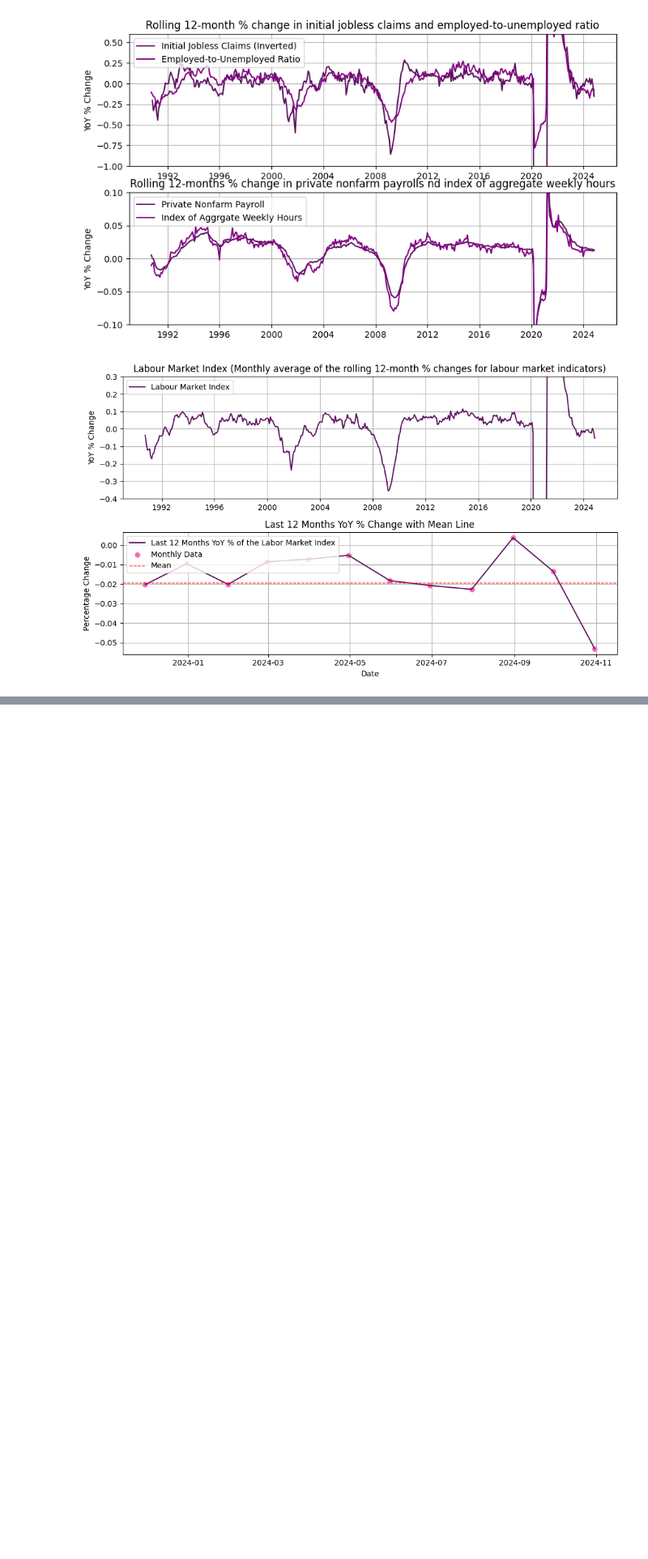
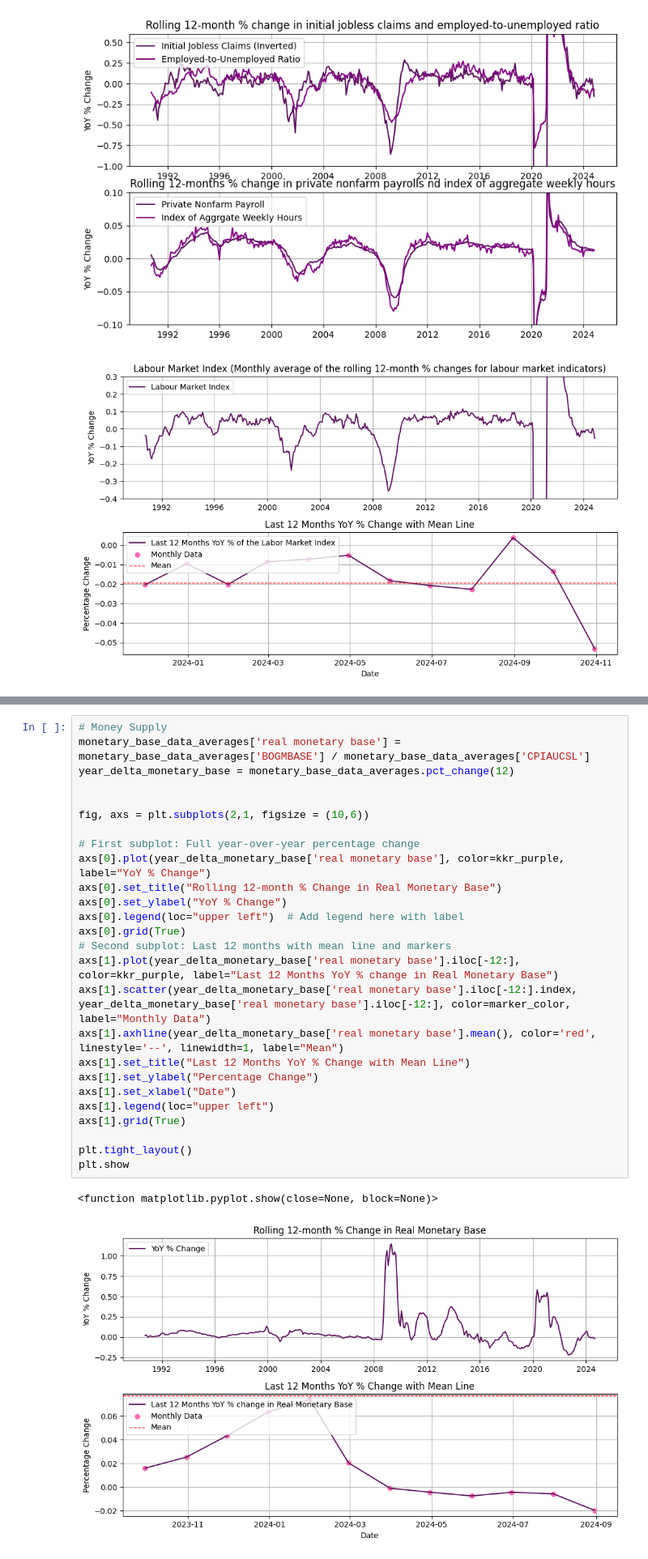
Before and after one commit to JeremyPapageorges/Nowcasting-the-Business-Cycle, a Jupyter notebook: Master.ipynb, the cells around one changed output, grey strips where cells are left out. Shown at 81% size. Drawn from its saved outputs; the diff is of its cells as text; blank space fills up the shorter version.

```diff
--- a/Master.ipynb
+++ b/Master.ipynb
@@ -363,0 +522,29 @@ axs[1].set_ylim(-0.5, 0.5)
+# %%
+# Money Supply
+monetary_base_data_averages['real monetary base'] = monetary_base_data_averages['BOGMBASE'] / monetary_base_data_averages['CPIAUCSL']
+year_delta_monetary_base = monetary_base_data_averages.pct_change(12)
+
+
+fig, axs = plt.subplots(2,1, figsize = (10,6))
+
+# First subplot: Full year-over-year percentage change
+axs[0].plot(year_delta_monetary_base['real monetary base'], color=kkr_purple, label="YoY % Change")
+axs[0].set_title("Rolling 12-month % Change in Real Monetary Base")
+axs[0].set_ylabel("YoY % Change")
+axs[0].legend(loc="upper left")  # Add legend here with label
+axs[0].grid(True)
+# Second subplot: Last 12 months with mean line and markers
+axs[1].plot(year_delta_monetary_base['real monetary base'].iloc[-12:], color=kkr_purple, label="Last 12 Months YoY % change in Real Monetary Base")
+axs[1].scatter(year_delta_monetary_base['real monetary base'].iloc[-12:].index, year_delta_monetary_base['real monetary base'].iloc[-12:], color=marker_color, label="Monthly Data")
+axs[1].axhline(year_delta_monetary_base['real monetary base'].mean(), color='red', linestyle='--', linewidth=1, label="Mean")
+axs[1].set_title("Last 12 Months YoY % Change with Mean Line")
+axs[1].set_ylabel("Percentage Change")
+axs[1].set_xlabel("Date")
+axs[1].legend(loc="upper left")
+axs[1].grid(True)
+
+plt.tight_layout()
+plt.show
+# %% [output]
+<function matplotlib.pyplot.show(close=None, block=None)>
+[figure, added]
```
Also changed, not shown: parts of 9 cells of this notebook, 1 other file.
